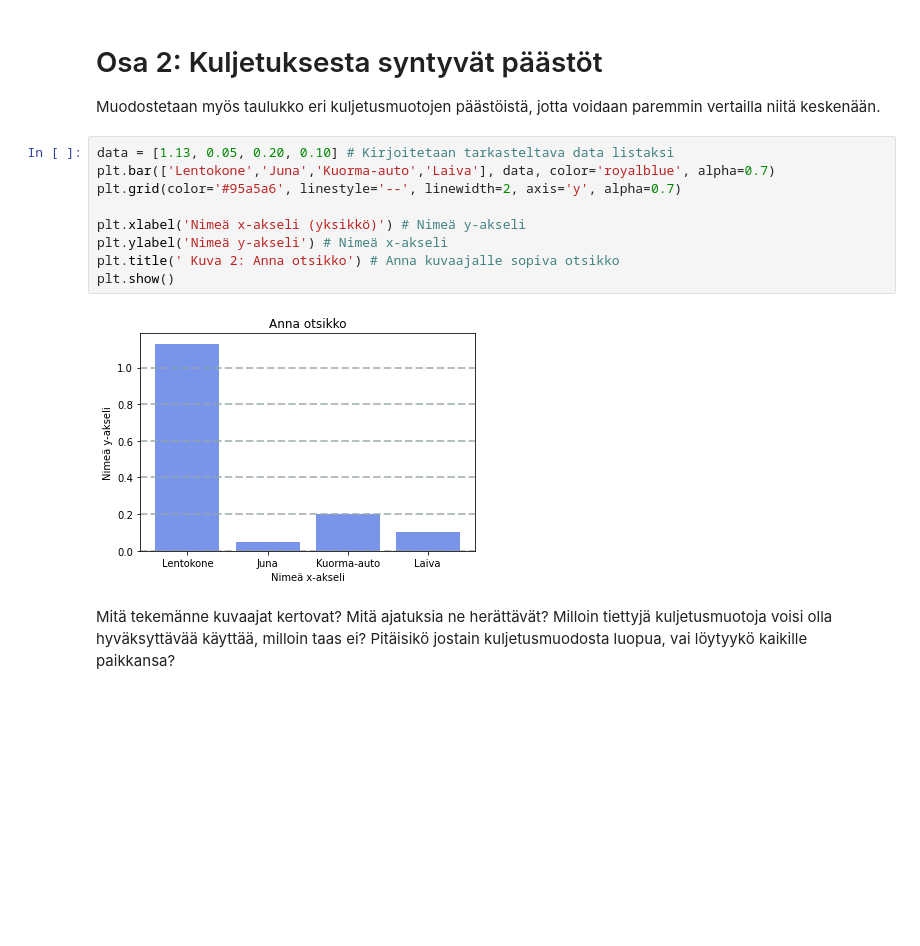
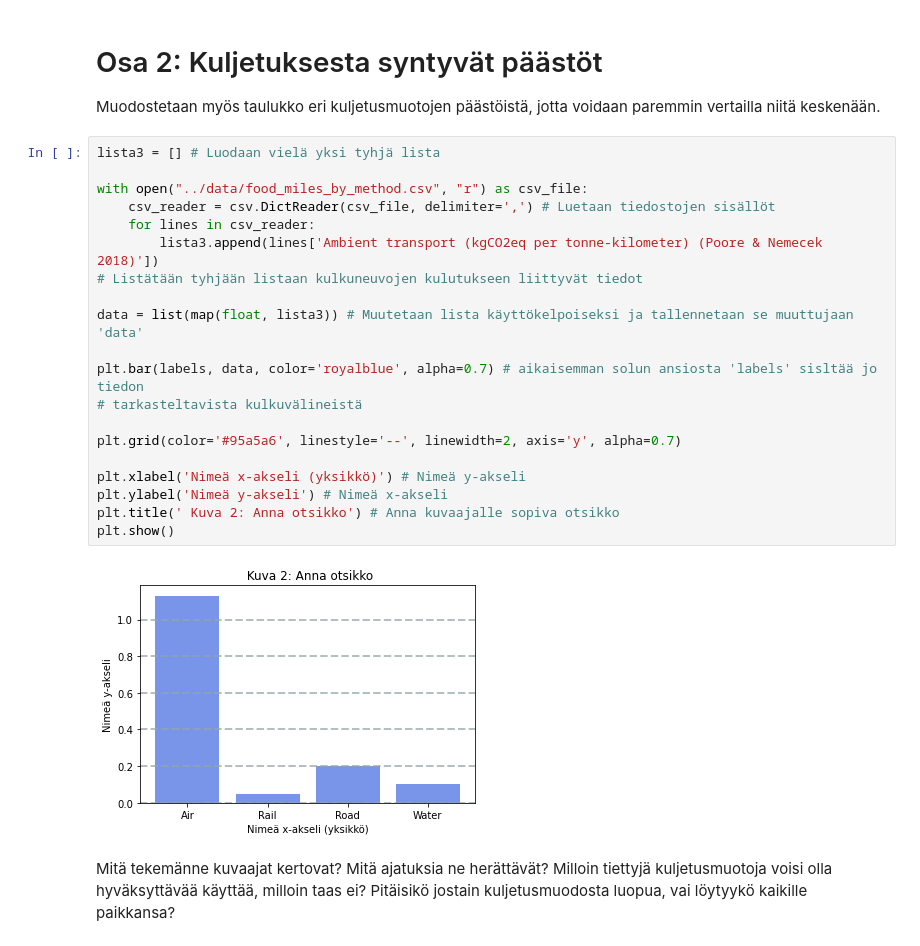
Before and after one commit to opendata-education/Maantiede, a Jupyter notebook: materiaali/harjoitukset/moniosainen_ryhmatyo.ipynb, the cells around one changed output. Drawn from its saved outputs; the diff is of its cells as text; blank space fills up the shorter version.

```diff
--- a/materiaali/harjoitukset/moniosainen_ryhmatyo.ipynb
+++ b/materiaali/harjoitukset/moniosainen_ryhmatyo.ipynb
@@ -68,16 +68,27 @@ plt.show()
 
 Muodostetaan myös taulukko eri kuljetusmuotojen päästöistä, jotta voidaan paremmin vertailla niitä keskenään.
 # %%
-data = [1.13, 0.05, 0.20, 0.10] # Kirjoitetaan tarkasteltava data listaksi
-plt.bar(['Lentokone','Juna','Kuorma-auto','Laiva'], data, color='royalblue', alpha=0.7)
+lista3 = [] # Luodaan vielä yksi tyhjä lista
+
+with open("../data/food_miles_by_method.csv", "r") as csv_file:
+    csv_reader = csv.DictReader(csv_file, delimiter=',') # Luetaan tiedostojen sisällöt
+    for lines in csv_reader:
+        lista3.append(lines['Ambient transport (kgCO2eq per tonne-kilometer) (Poore & Nemecek 2018)'])
+# Listätään tyhjään listaan kulkuneuvojen kulutukseen liittyvät tiedot
+
+data = list(map(float, lista3)) # Muutetaan lista käyttökelpoiseksi ja tallennetaan se muuttujaan 'data'
+
+plt.bar(labels, data, color='royalblue', alpha=0.7) # aikaisemman solun ansiosta 'labels' sisltää jo tiedon
+# tarkasteltavista kulkuvälineistä
+
 plt.grid(color='#95a5a6', linestyle='--', linewidth=2, axis='y', alpha=0.7)
 
 plt.xlabel('Nimeä x-akseli (yksikkö)') # Nimeä y-akseli
 plt.ylabel('Nimeä y-akseli') # Nimeä x-akseli
 plt.title(' Kuva 2: Anna otsikko') # Anna kuvaajalle sopiva otsikko
 plt.show()
 # %% [output]
-[figure, old version]
+[figure, new version]
 # %% [markdown]
 Mitä tekemänne kuvaajat kertovat? Mitä ajatuksia ne herättävät? Milloin tiettyjä kuljetusmuotoja voisi olla hyväksyttävää käyttää, milloin taas ei? Pitäisikö jostain kuljetusmuodosta luopua, vai löytyykö kaikille paikkansa?
 # %% [markdown]
```
